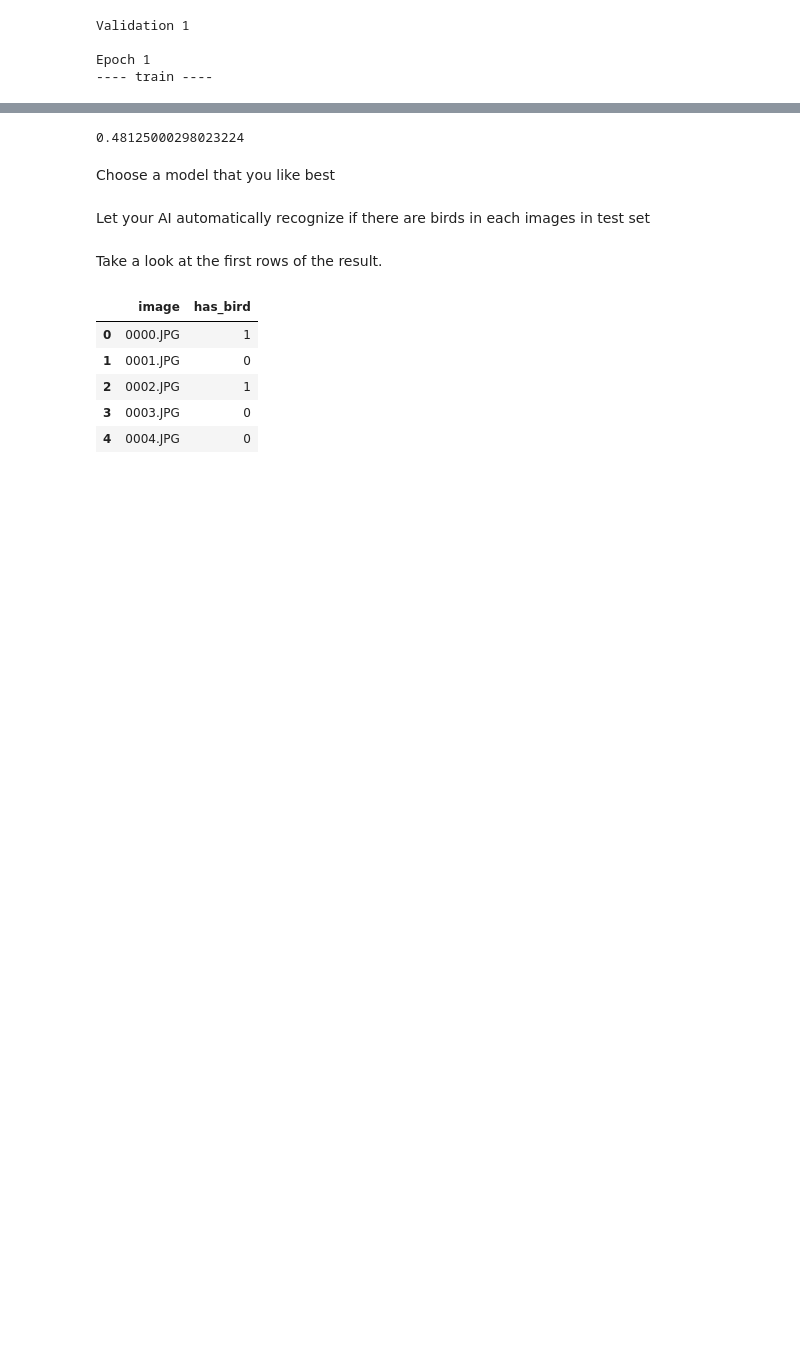
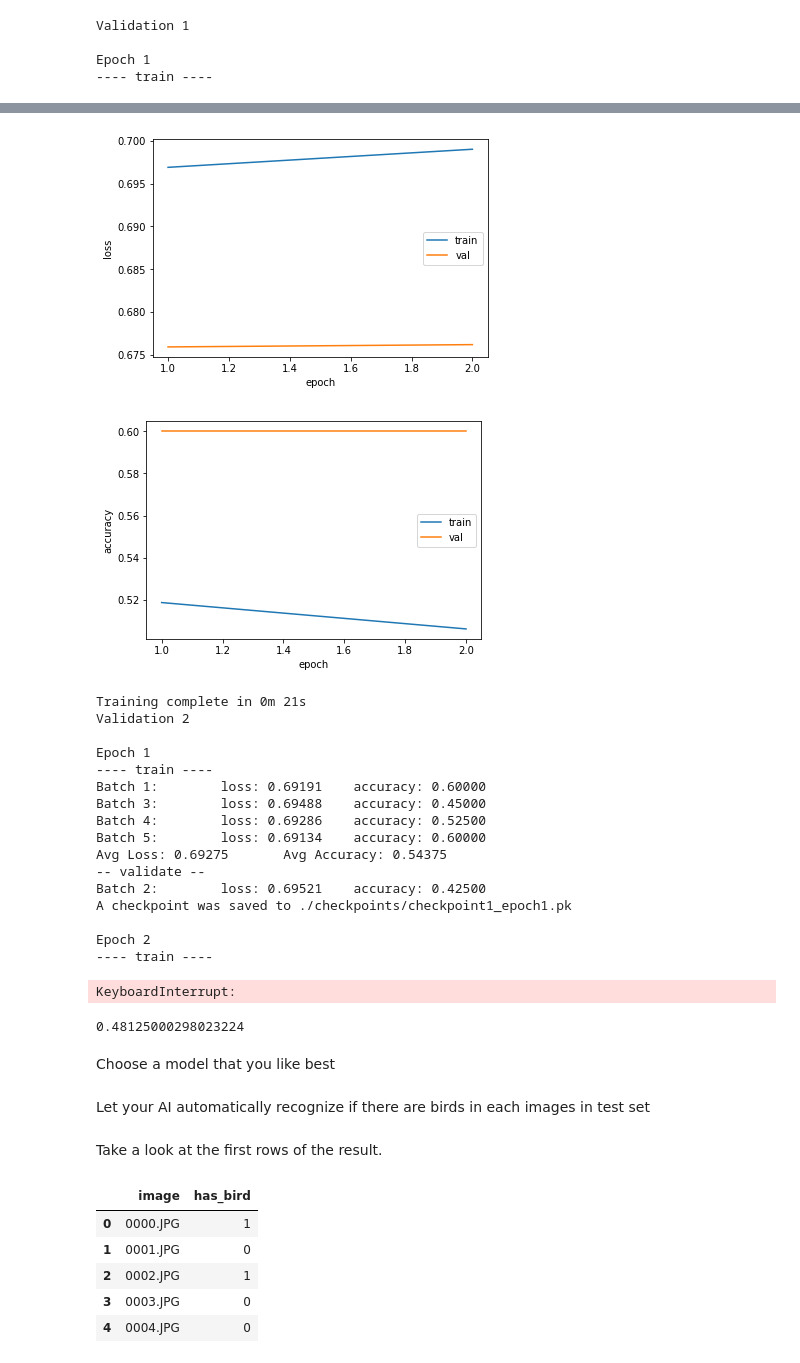
Before and after one commit to spiderz31/AI2FinalProject, a Jupyter notebook: simple_cnn.ipynb, the cells around one changed output, grey strips where cells are left out. Cells and saved outputs as stored; diff of their text form; code cells hidden in the pictures; blank space fills up the shorter version.

Commit message:
models fixed, gpu update and print times
all models fixed
prints time
gpu update

```diff
--- a/simple_cnn.ipynb
+++ b/simple_cnn.ipynb
@@ -136,7 +139,10 @@ def train(model, data_loader, criterion, optimizer, val_num):
     model.train() # switch to train mode
     for i, (input, target) in enumerate(data_loader):
         if i != val_num:
-            input, target = Variable(input), Variable(target)
+            #input, target = Variable(input), Variable(target)
+            input = input.to(device)
+            target = target.to(device)
+
             output = model(input)
             loss = criterion(output, target)
 
@@ -158,7 +164,9 @@ def validate(model, data_loader, criterion, val_num):
     model.eval() # switch to evaluation mode
     for i, (input, target) in enumerate(data_loader):
         if i==val_num:
-            input, target = Variable(input, volatile=True), Variable(target)
+            #input, target = Variable(input, volatile=True), Variable(target)
+            input = input.to(device)
+            target = target.to(device)
             output = model(input)
             loss = criterion(output, target)
             accuracy = get_accuracy(output, target)
@@ -203,12 +211,6 @@ def getResNetModel():
 
 def getResNetModelFineTuning():
     model_conv=torchvision.models.resnet50(pretrained=True)
-    ## Freezing all layers
-    for params in model_conv.parameters():
-        params.requires_grad = False
-    ## Change the last layer
-    num_ftrs = model_conv.fc.in_features
-    model_conv.fc = nn.Linear(num_ftrs, 2)
 
     ## Freezing the first few layers. Here I am freezing the first 7 layers
     ct = 0
@@ -217,6 +219,11 @@ def getResNetModelFineTuning():
         if ct < 7:
             for name2, params in child.named_parameters():
                 params.requires_grad = False
+
+    ## Change the last layer
+    num_ftrs = model_conv.fc.in_features
+    model_conv.fc = nn.Linear(num_ftrs, 2)
+
 
     return model_conv
 
@@ -238,17 +245,22 @@ def getVGGModel():
 def initModel(modelID):
     if modelID==1:
         model=Simple_CNN()
+        model = model.to(device)
         # Create a ADAM optimizer
         opt=torch.optim.Adam(model.parameters(), lr=1e-3)
     elif modelID==2:
         model=getResNetModel()
+        model = model.to(device)
         opt=torch.optim.SGD(model.fc.parameters(), lr=0.001, momentum=0.9)
     elif modelID==3:
         model=getResNetModelFineTuning()
+        model = model.to(device)
         opt=torch.optim.SGD(model.fc.parameters(), lr=0.001, momentum=0.9)
     else:
         model=getVGGModel()
-        opt=torch.optim.SGD(model.fc.parameters(), lr=0.001, momentum=0.9)
+        model = model.to(device)
+        opt=torch.optim.Adam(model.parameters(), lr=1e-3)
+
     train_losses = []
     train_accuracies = []
     val_losses = []
@@ -280,11 +292,12 @@ def epochsModel(model, optimizer, val, maxAcc, train_losses, train_accuracies, v
             valNum=val
     return model, train_losses, train_accuracies, val_losses, val_accuracies, bstMdl
 # %%
-num_epochs=2
+num_epochs=50
 valNum=5
 bestModels=[]
-for mdl in range(2,4):
+for mdl in range(1,4):
     for val in range(0,valNum):
+        since = time.time()
         model, trn_loss, trn_acc, val_loss, val_acc, opt=initModel(mdl)
         maxAcc=0.0
         print('Validation {}'.format(val+1))
@@ -294,6 +307,8 @@ for mdl in range(2,4):
         pltLoss(trn_loss, val_loss, num_epochs)
         pltAcc(trn_acc, val_acc, num_epochs)
         bestModels.append(bstMdl)
+        time_elapsed = time.time() - since
+        print('Training complete in {:.0f}m {:.0f}s'.format(time_elapsed // 60, time_elapsed % 60))
 # %% [output]
 Validation 1
 
@@ -303,3 +336,22 @@ KeyboardInterrupt:
+[figure, added]
+[figure, added]
+Training complete in 0m 21s
+Validation 2
+
+Epoch 1
+---- train ----
+Batch 1:        loss: 0.69191    accuracy: 0.60000
+Batch 3:        loss: 0.69488    accuracy: 0.45000
+Batch 4:        loss: 0.69286    accuracy: 0.52500
+Batch 5:        loss: 0.69134    accuracy: 0.60000
+Avg Loss: 0.69275       Avg Accuracy: 0.54375
+-- validate --
+Batch 2:        loss: 0.69521    accuracy: 0.42500
+A checkpoint was saved to ./checkpoints/checkpoint1_epoch1.pk
+
+Epoch 2
+---- train ----
+KeyboardInterrupt:
 # %%
 print(train_accuracy)
 # %% [output]
```
Also changed, not shown: parts of 3 cells of this notebook, 2 other files.
